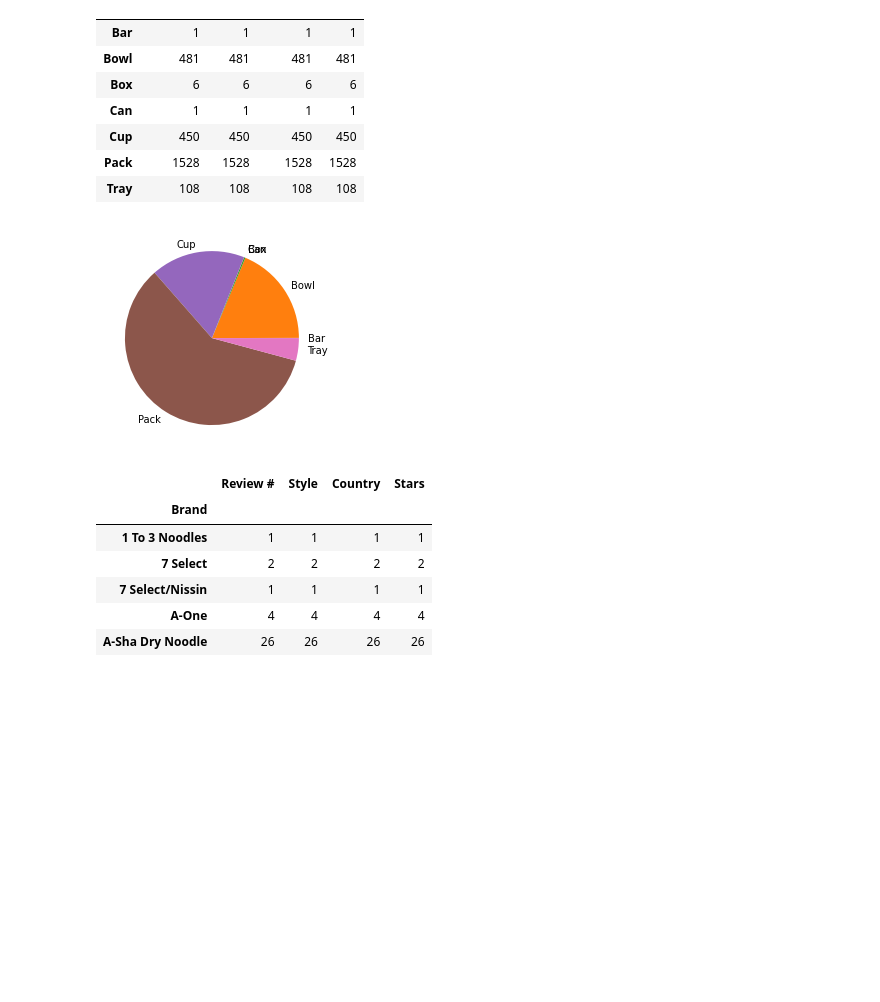
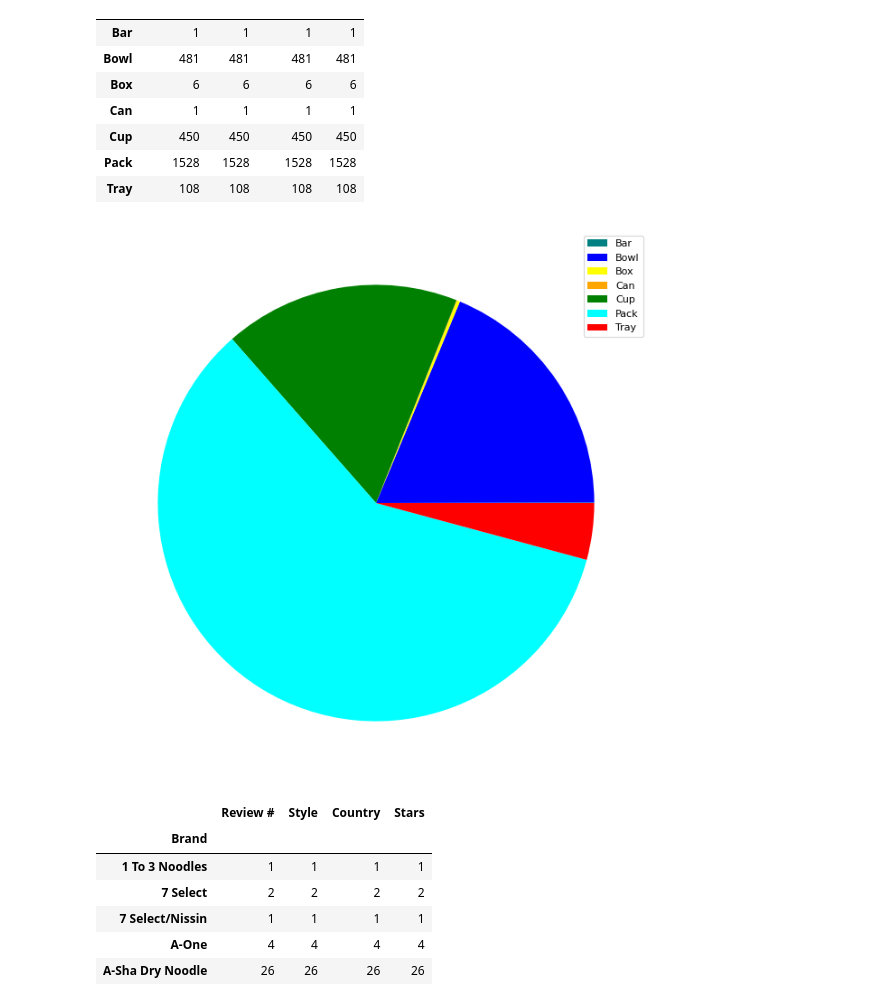
Before and after one commit to Psayta/Ramen_Analysis, a Jupyter notebook: Ramen_Visualization.ipynb, the cells around one changed output. Drawn from its saved outputs; the diff is of its cells as text; code cells hidden in the pictures; blank space fills up the shorter version.

```diff
--- a/Ramen_Visualization.ipynb
+++ b/Ramen_Visualization.ipynb
@@ -94,10 +99,13 @@ byStyle
 | Pack | 1528 | 1528 | 1528 | 1528 |
 | Tray | 108 | 108 | 108 | 108 |
 # %%
-plt.pie(byStyle["Country"], labels = byStyle.index)
+plt.figure(figsize=(10,10), dpi= 80)
+plt.pie(byStyle["Country"], labels = None, colors = ['teal','blue','yellow','orange','green','cyan','red'])
+plt.legend(byStyle.index, loc = 1)
+
 plt.show()
 # %% [output]
-[figure, old version]
+[figure, new version]
 # %%
 byBrand = df.groupby('Brand').count()
 byBrand
```
Also changed, not shown: parts of 2 cells of this notebook.
